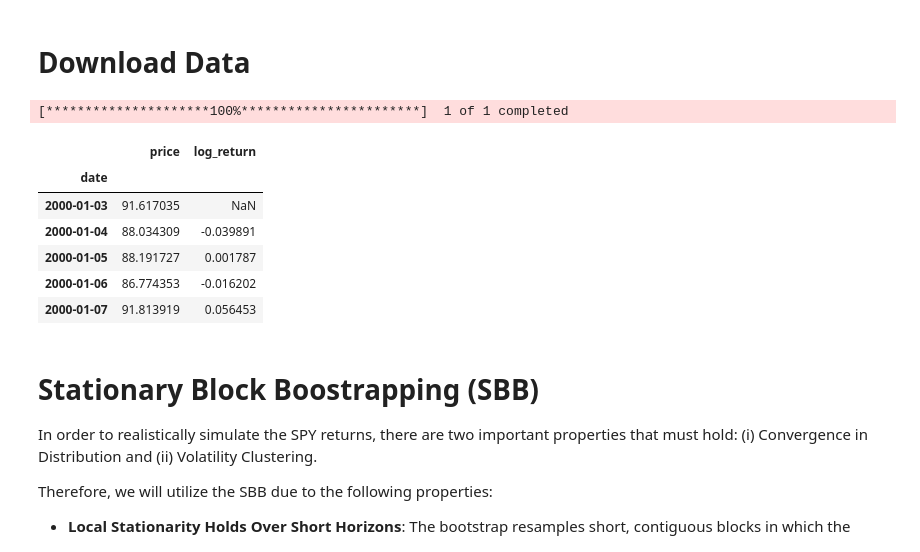
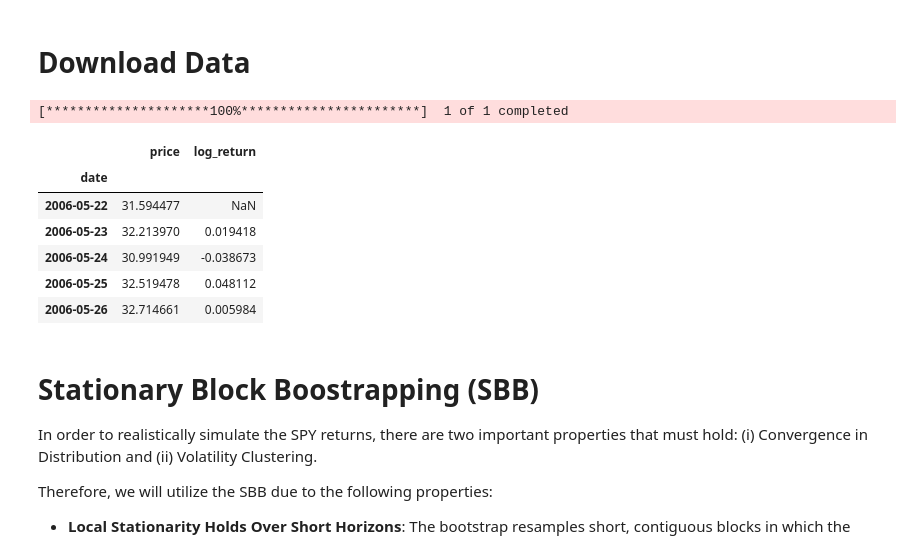
Before and after one commit to finnlimjc/Automatic-Block-Selection-for-Financial-Bootstrapping, a Jupyter notebook: notebooks/automatic_block_selection.ipynb, the cells around one changed output. Drawn from its saved outputs; the diff is of its cells as text; code cells hidden in the pictures.

```diff
--- a/notebooks/automatic_block_selection.ipynb
+++ b/notebooks/automatic_block_selection.ipynb
@@ -46,22 +49,22 @@ class YahooFinance:
         return df
 # %%
 params = {
-    'symbol': 'SPY',
+    'symbol': 'GDX',
     'start_date': '2000-01-01',
     'end_date': '2025-12-31'
 }
 yahoo = YahooFinance(**params)
 df = yahoo.pipeline()
 df.head(5)
 # %% [output]
 [*********************100%***********************]  1 of 1 completed
 |  | price | log_return |
 | date |  |  |
-| 2000-01-03 | 91.617035 | NaN |
-| 2000-01-04 | 88.034309 | -0.039891 |
-| 2000-01-05 | 88.191727 | 0.001787 |
-| 2000-01-06 | 86.774353 | -0.016202 |
-| 2000-01-07 | 91.813919 | 0.056453 |
+| 2006-05-22 | 31.594477 | NaN |
+| 2006-05-23 | 32.213970 | 0.019418 |
+| 2006-05-24 | 30.991949 | -0.038673 |
+| 2006-05-25 | 32.519478 | 0.048112 |
+| 2006-05-26 | 32.714661 | 0.005984 |
 # %% [markdown]
 # Stationary Block Boostrapping (SBB)
 
```
Also changed, not shown: parts of 13 cells of this notebook, 1 other file.
